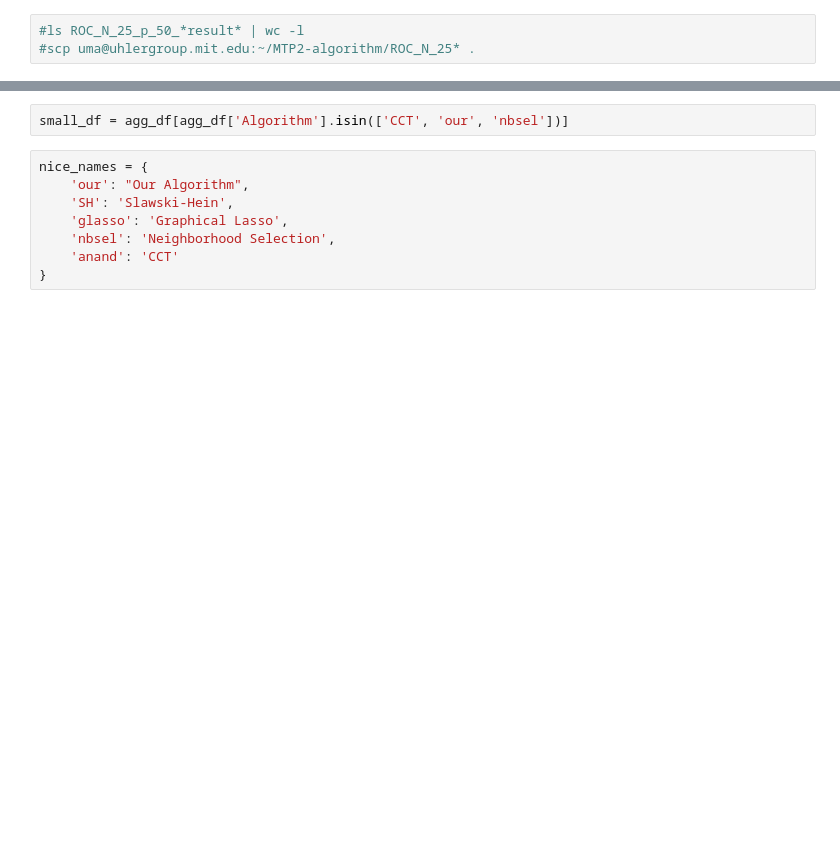
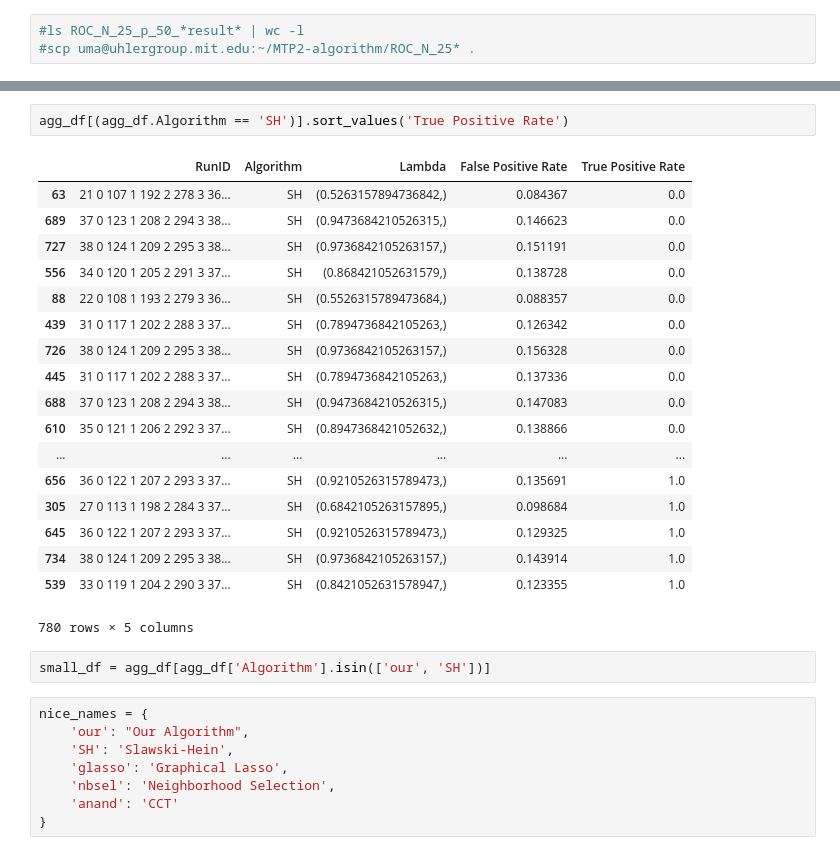
Before and after one commit to puma314/MTP2-no-tuning-parameter, a Jupyter notebook: ROC_plot.ipynb, the cells around one changed output, grey strips where cells are left out. Cells and saved outputs as stored; diff of their text form; blank space fills up the shorter version.

```diff
--- a/ROC_plot.ipynb
+++ b/ROC_plot.ipynb
@@ -79,5 +120,26 @@ agg_df = pd.DataFrame(agg_data, columns=['Algorithm', 'Lambda', 'False Positive
+# %%
+agg_df[(agg_df.Algorithm == 'SH')].sort_values('True Positive Rate')
+# %% [output]
+|  | RunID | Algorithm | Lambda | False Positive Rate | True Positive Rate |
+| 63 | 21 0 107 1 192 2 278 3 36... | SH | (0.5263157894736842,) | 0.084367 | 0.0 |
+| 689 | 37 0 123 1 208 2 294 3 38... | SH | (0.9473684210526315,) | 0.146623 | 0.0 |
+| 727 | 38 0 124 1 209 2 295 3 38... | SH | (0.9736842105263157,) | 0.151191 | 0.0 |
+| 556 | 34 0 120 1 205 2 291 3 37... | SH | (0.868421052631579,) | 0.138728 | 0.0 |
+| 88 | 22 0 108 1 193 2 279 3 36... | SH | (0.5526315789473684,) | 0.088357 | 0.0 |
+| 439 | 31 0 117 1 202 2 288 3 37... | SH | (0.7894736842105263,) | 0.126342 | 0.0 |
+| 726 | 38 0 124 1 209 2 295 3 38... | SH | (0.9736842105263157,) | 0.156328 | 0.0 |
+| 445 | 31 0 117 1 202 2 288 3 37... | SH | (0.7894736842105263,) | 0.137336 | 0.0 |
+| 688 | 37 0 123 1 208 2 294 3 38... | SH | (0.9473684210526315,) | 0.147083 | 0.0 |
+| 610 | 35 0 121 1 206 2 292 3 37... | SH | (0.8947368421052632,) | 0.138866 | 0.0 |
+| ... | ... | ... | ... | ... | ... |
+| 656 | 36 0 122 1 207 2 293 3 37... | SH | (0.9210526315789473,) | 0.135691 | 1.0 |
+| 305 | 27 0 113 1 198 2 284 3 37... | SH | (0.6842105263157895,) | 0.098684 | 1.0 |
+| 645 | 36 0 122 1 207 2 293 3 37... | SH | (0.9210526315789473,) | 0.129325 | 1.0 |
+| 734 | 38 0 124 1 209 2 295 3 38... | SH | (0.9736842105263157,) | 0.143914 | 1.0 |
+| 539 | 33 0 119 1 204 2 290 3 37... | SH | (0.8421052631578947,) | 0.123355 | 1.0 |
+780 rows × 5 columns
 # %%
-small_df = agg_df[agg_df['Algorithm'].isin(['CCT', 'our', 'nbsel'])]
+small_df = agg_df[agg_df['Algorithm'].isin(['our', 'SH'])]
 # %%
 nice_names = {
     'our': "Our Algorithm",
```
Also changed, not shown: parts of 7 cells of this notebook, 8 other files.
